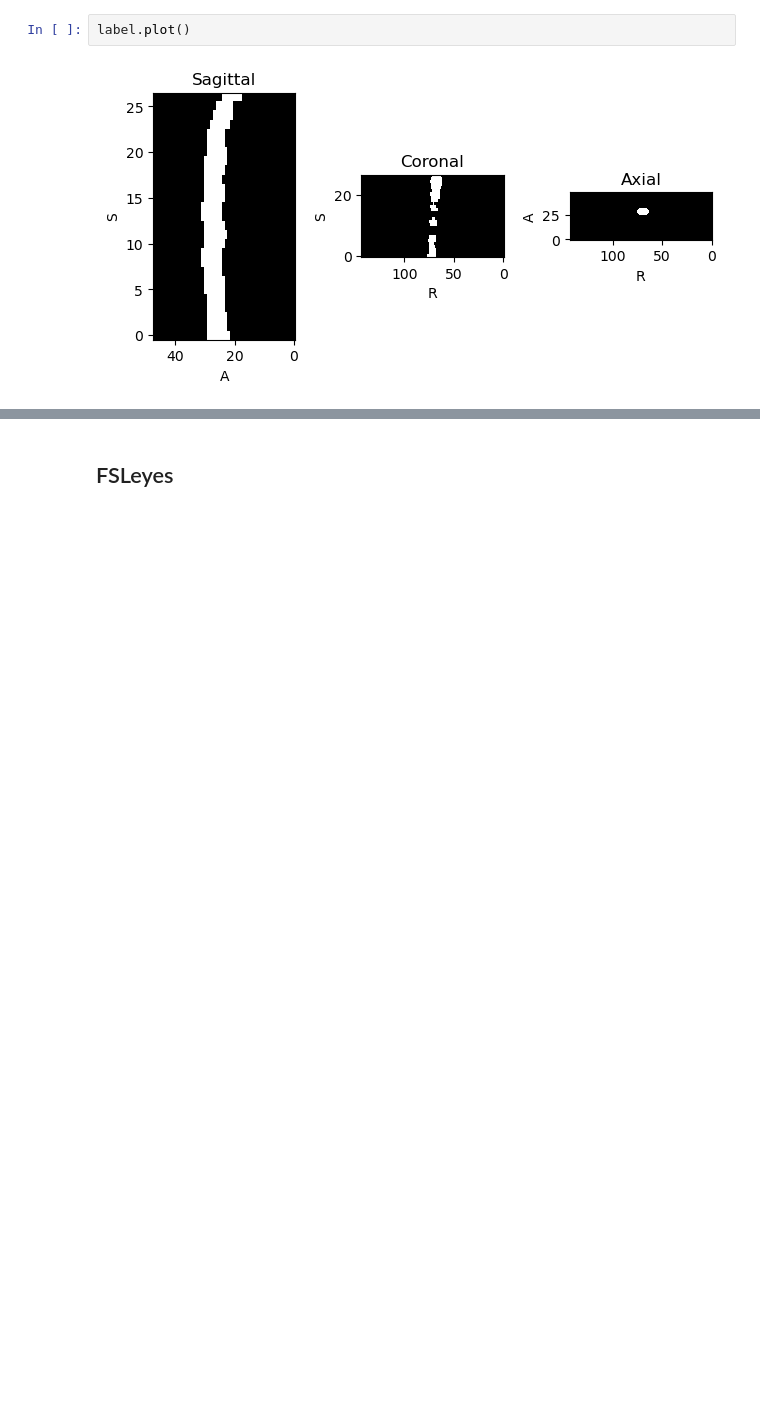
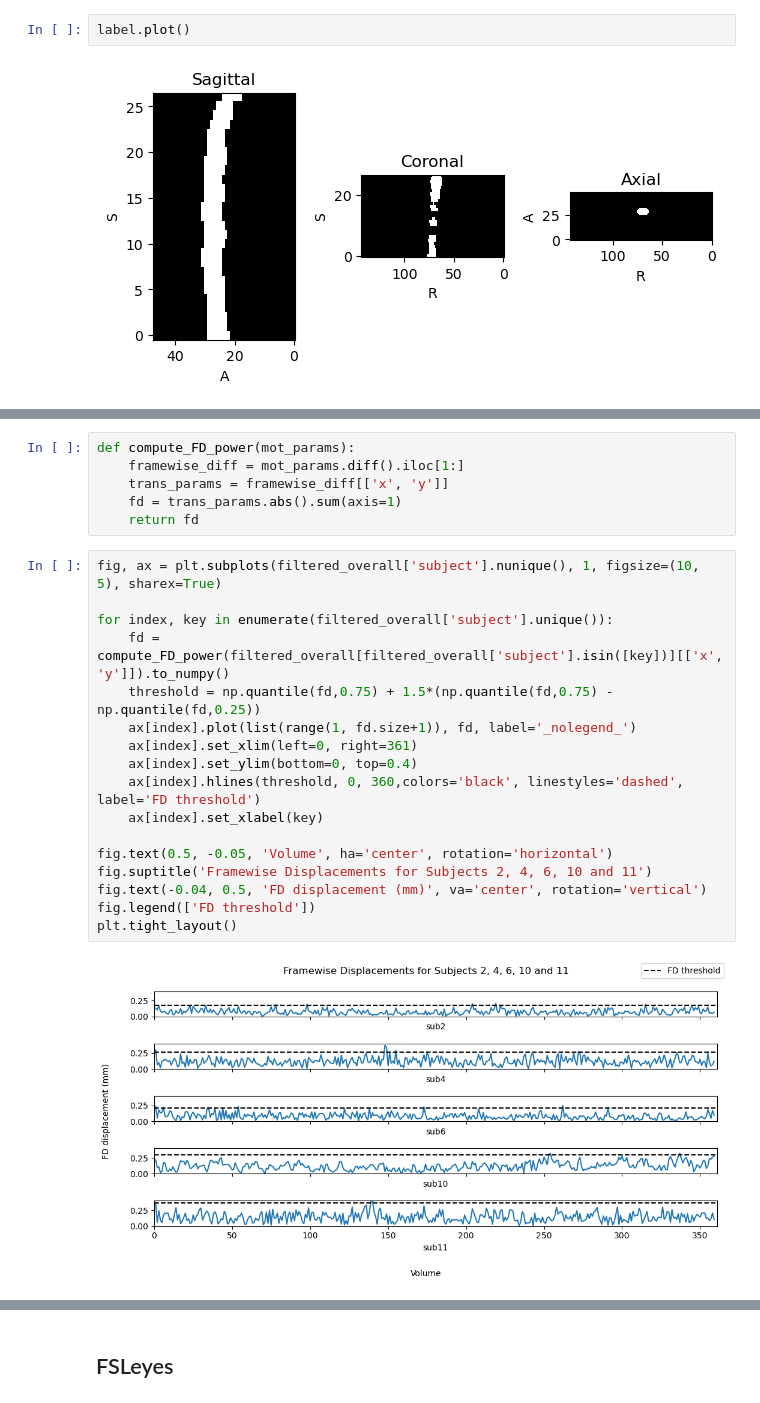
Before and after one commit to TimXdang/SpinalcordSeg, a Jupyter notebook: Playground 2.ipynb, the cells around one changed output, grey strips where cells are left out. Saved outputs shown, nothing was run; the diff lists cells and outputs as text; blank space fills up the shorter version.

```diff
--- a/Playground 2.ipynb
+++ b/Playground 2.ipynb
@@ -40,0 +104,25 @@ label.plot()
+# %%
+def compute_FD_power(mot_params):
+    framewise_diff = mot_params.diff().iloc[1:]
+    trans_params = framewise_diff[['x', 'y']]
+    fd = trans_params.abs().sum(axis=1)
+    return fd
+# %%
+fig, ax = plt.subplots(filtered_overall['subject'].nunique(), 1, figsize=(10, 5), sharex=True)
+
+for index, key in enumerate(filtered_overall['subject'].unique()):
+    fd = compute_FD_power(filtered_overall[filtered_overall['subject'].isin([key])][['x', 'y']]).to_numpy()
+    threshold = np.quantile(fd,0.75) + 1.5*(np.quantile(fd,0.75) - np.quantile(fd,0.25))
+    ax[index].plot(list(range(1, fd.size+1)), fd, label='_nolegend_')
+    ax[index].set_xlim(left=0, right=361)
+    ax[index].set_ylim(bottom=0, top=0.4)
+    ax[index].hlines(threshold, 0, 360,colors='black', linestyles='dashed', label='FD threshold')
+    ax[index].set_xlabel(key)
+
+fig.text(0.5, -0.05, 'Volume', ha='center', rotation='horizontal')
+fig.suptitle('Framewise Displacements for Subjects 2, 4, 6, 10 and 11')
+fig.text(-0.04, 0.5, 'FD displacement (mm)', va='center', rotation='vertical')
+fig.legend(['FD threshold'])
+plt.tight_layout()
+# %% [output]
+[figure, added]
```
Also changed, not shown: parts of 16 cells of this notebook.
